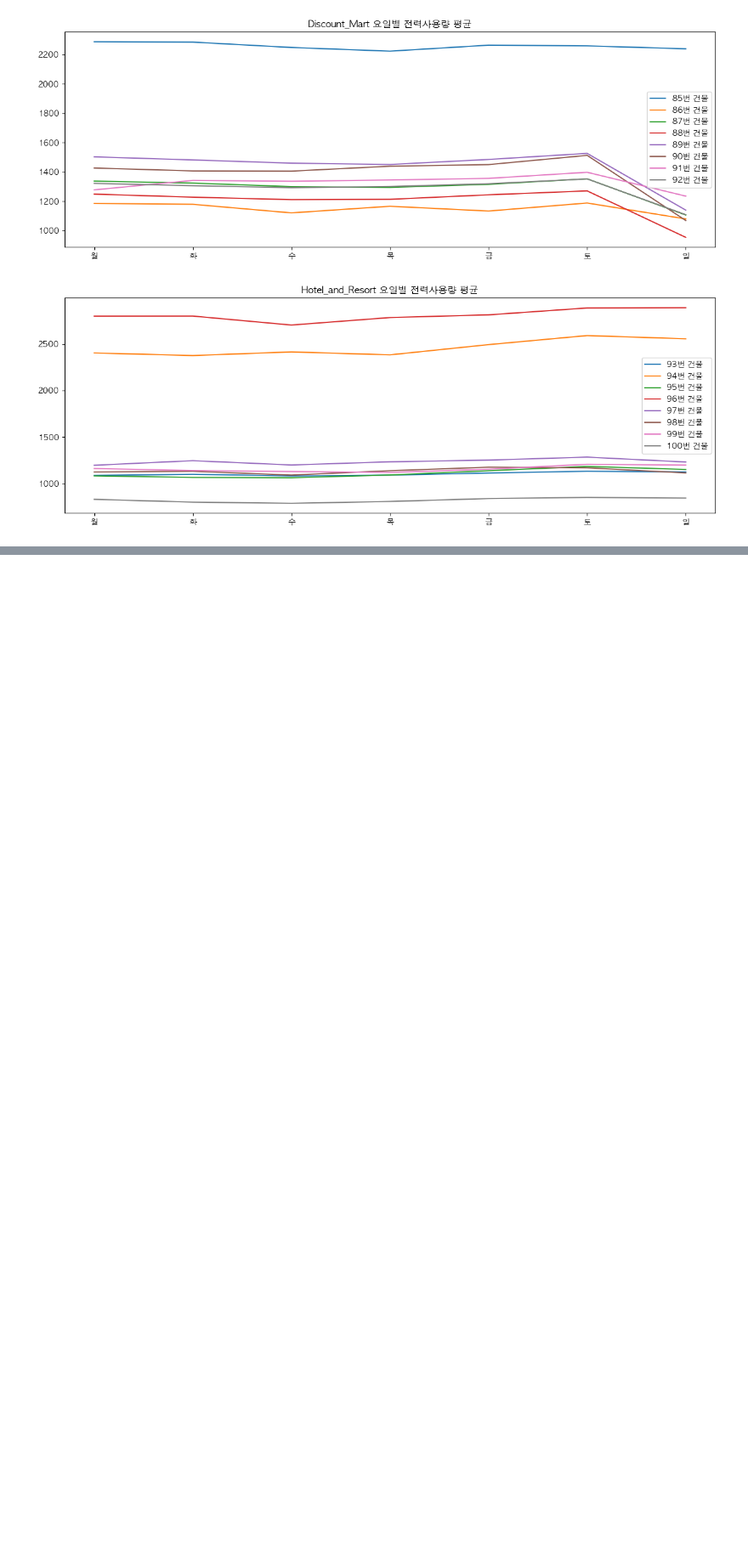
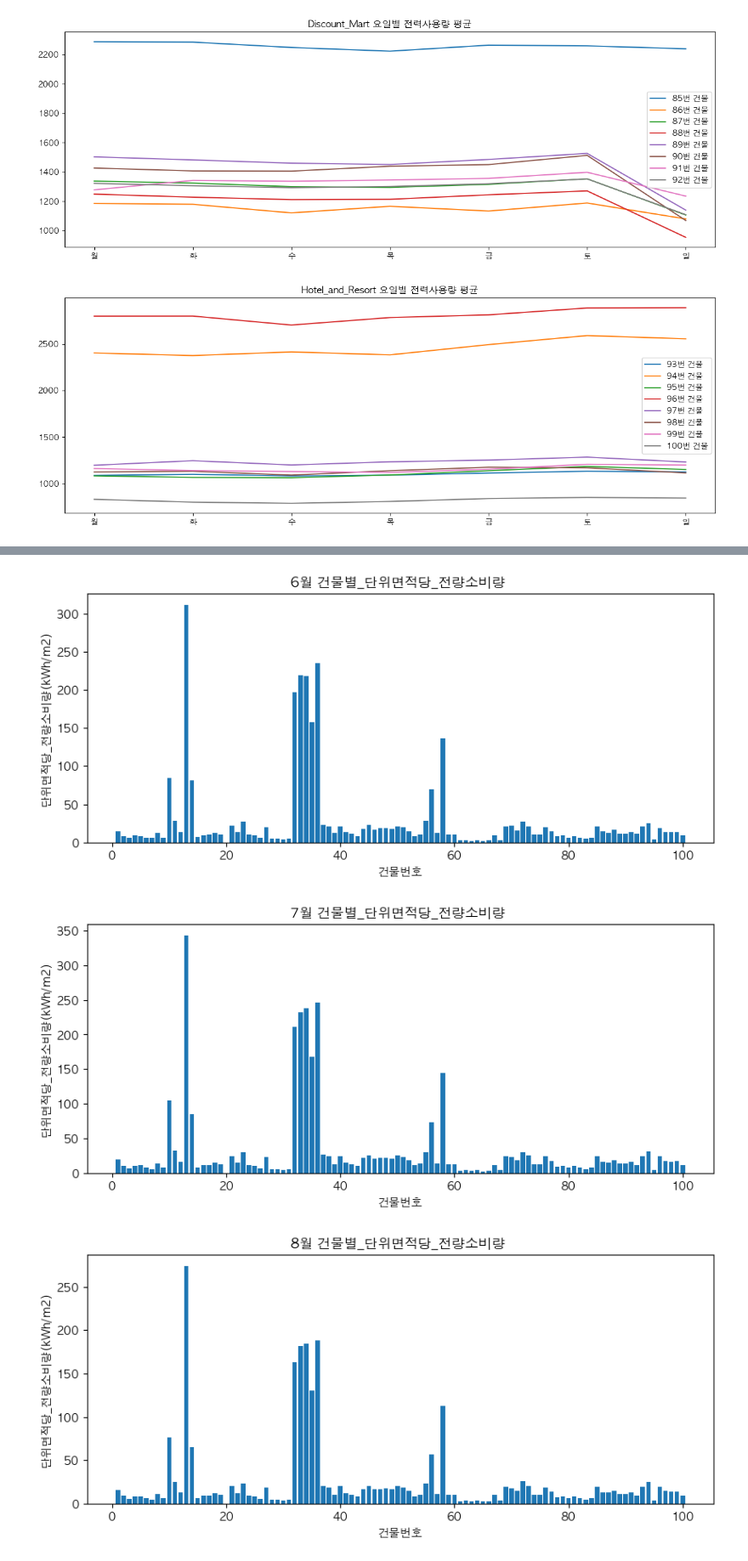
Before and after one commit to zivary/ABBA_test, a Jupyter notebook: ABBA_test-main/ABBA_test_EDA.ipynb, the cells around one changed output, grey strips where cells are left out. Shown at 85% size. Drawn from its saved outputs; the diff is of its cells as text; code cells hidden in the pictures; blank space fills up the shorter version.

```diff
--- a/ABBA_test-main/ABBA_test_EDA.ipynb
+++ b/ABBA_test-main/ABBA_test_EDA.ipynb
@@ -1064,0 +1049,21 @@ for i in [6, 7, 8]:
+# %%
+# 월별 건물별 전량 소비량 평균
+gr = train_df.groupby(['year','month','building_number']).power_consumption.sum()
+gr = gr.reset_index()
+gr = gr.merge(building_info[['building_number', 'total_area']], on='building_number')
+
+for i in [6, 7, 8]:
+    D = gr[gr.month==i]
+    plt.figure(figsize=(10, 4))
+    plt.bar(D.building_number,D.power_consumption/D.total_area)
+    plt.title(f'{i}월 건물별_단위면적당_전량소비량 ')
+    plt.xlabel('건물번호')
+    plt.ylabel('단위면적당_전량소비량(kWh/m2)')
+    plt.show()
+
+display(building_info[12:13])
+display(building_info[19:20])
+# %% [output]
+[figure, added]
+[figure, added]
+[figure, added]
```
Also changed, not shown: parts of 26 cells of this notebook, 22 other files.
